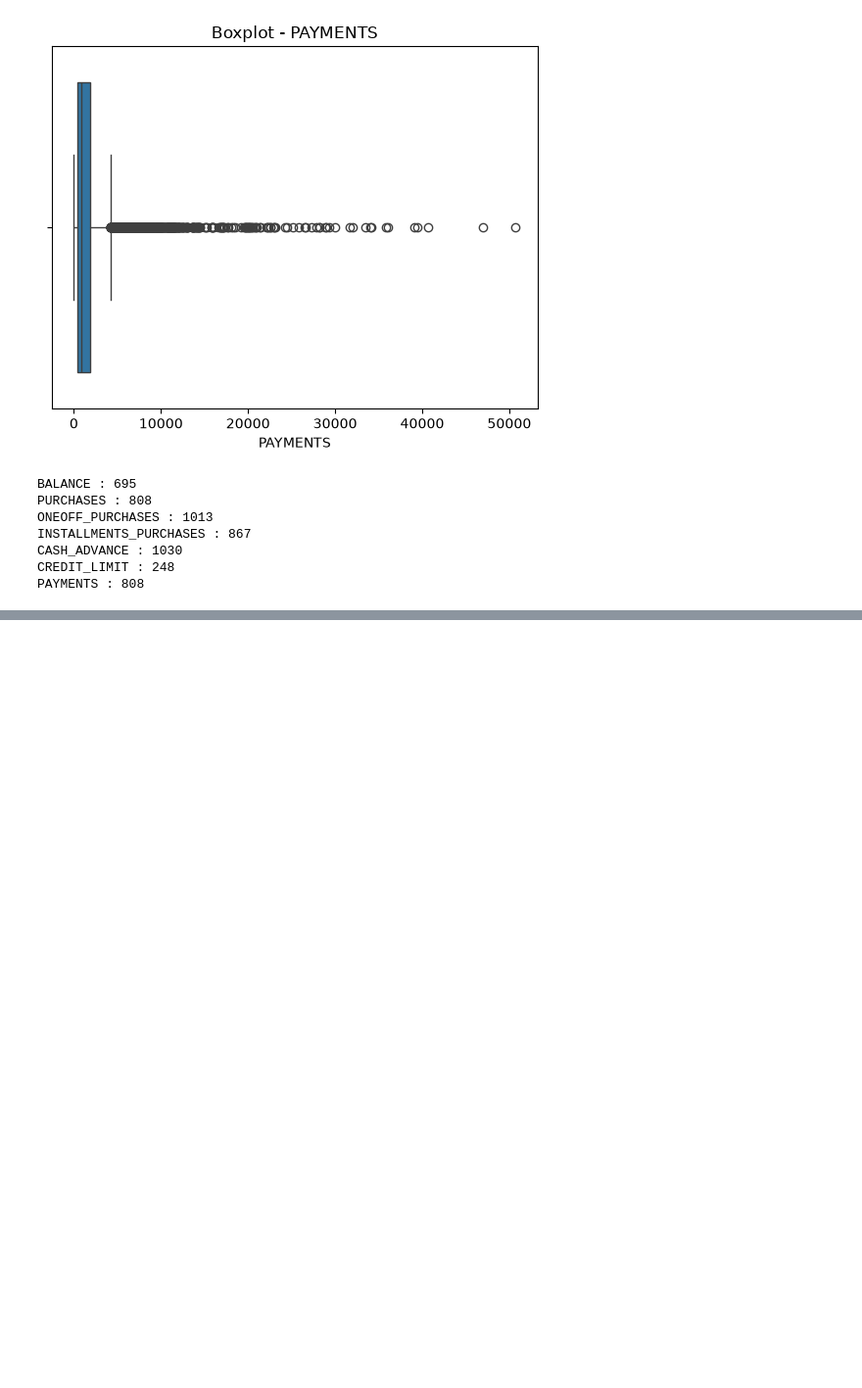
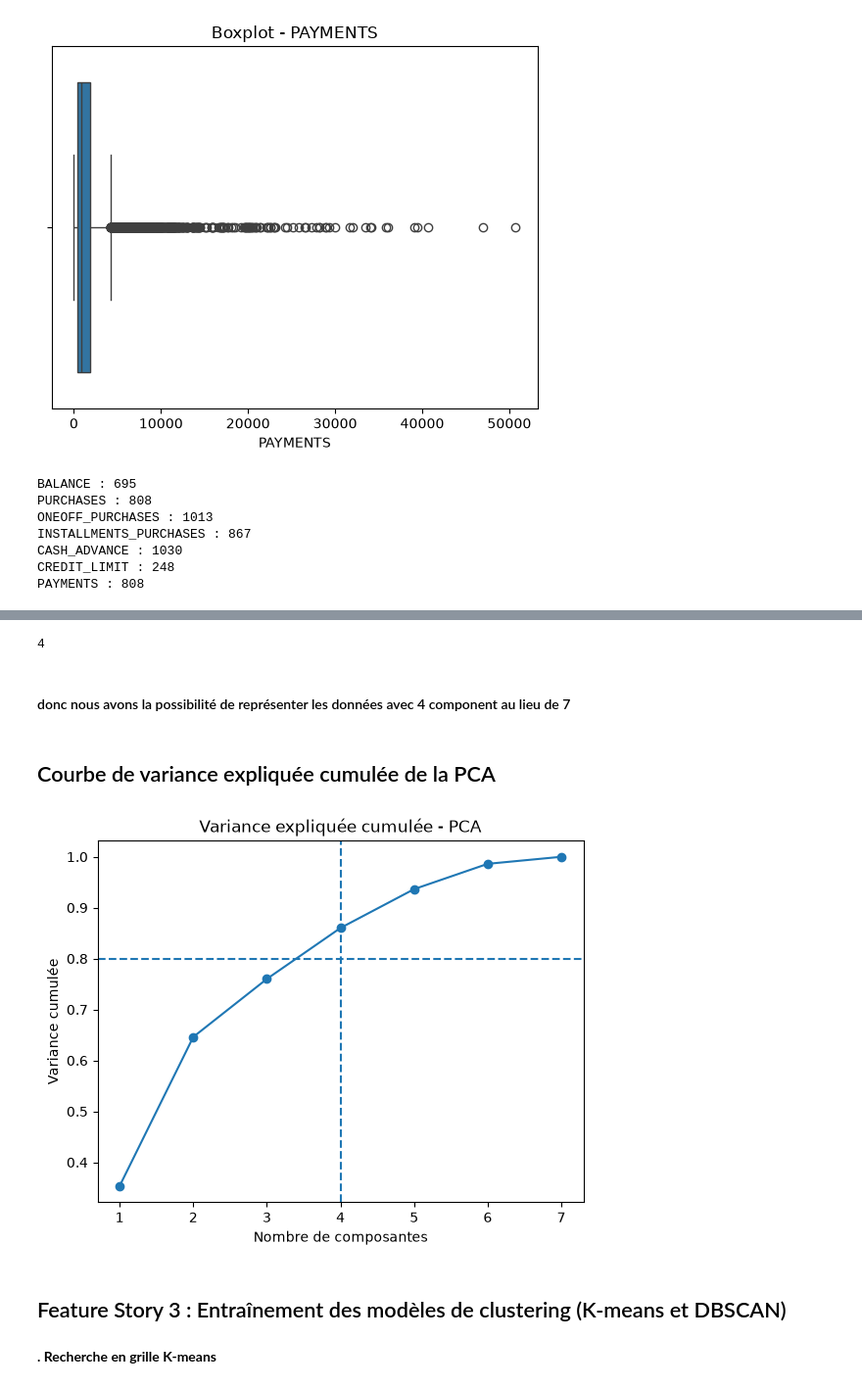
Before and after one commit to zakariaallam/CardProfiler, a Jupyter notebook: notebooks/EDA.ipynb, the cells around one changed output, grey strips where cells are left out. Shown at 98% size. Cells and saved outputs as stored; diff of their text form; code cells hidden in the pictures; blank space fills up the shorter version.

```diff
--- a/notebooks/EDA.ipynb
+++ b/notebooks/EDA.ipynb
@@ -130,0 +208,5 @@ for col in columns:
+# %%
+pca = PCA()
+# %%
+df_pca = pca.fit_transform(df_prepare_clustering)
+display(pca.fit_transform(df_pca))
@@ -130,0 +232,12 @@ for col in columns:
+# %%
+cumulative_varaince = np.cumsum(pca.explained_variance_ratio_)
+# %%
+n_component = np.argmax(cumulative_varaince >= 0.80) + 1
+# %%
+print(n_component)
+# %% [output]
+4
+# %% [markdown]
+#### donc nous avons la possibilité de représenter les données avec 4 component au lieu de 7
+# %% [markdown]
+## Courbe de variance expliquée cumulée de la PCA
@@ -130,0 +246,27 @@ for col in columns:
+# %%
+plt.plot(
+    range(1,len(cumulative_varaince)+1),
+    cumulative_varaince,
+    marker="o"
+)
+
+plt.axhline(
+    y=0.80,
+    linestyle="--"
+)
+plt.axvline(
+    x=n_component,
+    linestyle="--"
+)
+
+plt.xlabel("Nombre de composantes")
+plt.ylabel("Variance cumulée")
+plt.title("Variance expliquée cumulée - PCA")
+
+plt.show()
+# %% [output]
+[figure, added]
+# %% [markdown]
+## Feature Story 3 : Entraînement des modèles de clustering (K-means et DBSCAN)
+# %% [markdown]
+**. Recherche en grille K-means**
```
Also changed, not shown: parts of 37 cells of this notebook.
